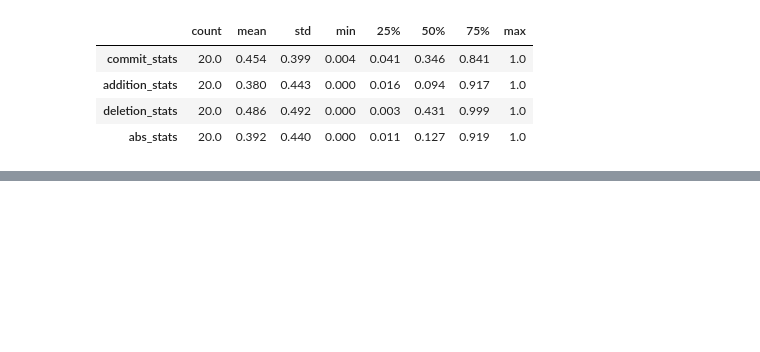
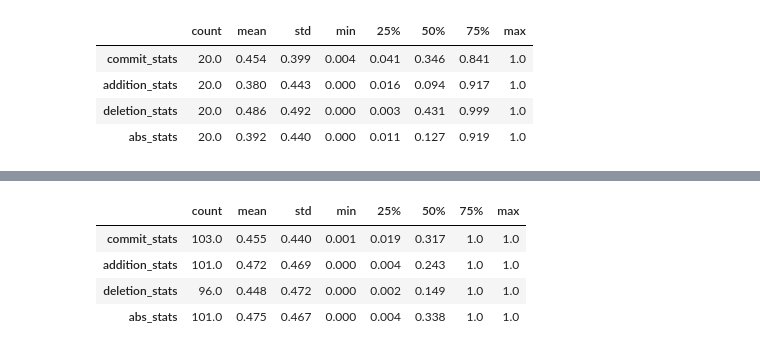
Before and after one commit to evamaxfield/rs-graph, a Jupyter notebook: publications/cc-na-analysis.ipynb, the cells around one changed output, grey strips where cells are left out. Saved outputs shown, nothing was run; the diff lists cells and outputs as text; code cells hidden in the pictures; blank space fills up the shorter version.

```diff
--- a/publications/cc-na-analysis.ipynb
+++ b/publications/cc-na-analysis.ipynb
@@ -219,3 +248,11 @@ _get_stats_for_author_cls(combined_set, "unclear", ignore_repo_owners=True)
 # Down from 30% to 10%, to me that is still a lot. Esp considering we are mostly dealing with
 # analysis code. There are likely papers which rely on RSE developed tools which exist in separate repos
 # and are not captured here.
+# %%
+_get_stats_for_author_cls(combined_set, ["unclear", "no"])
+# %% [output]
+|  | count | mean | std | min | 25% | 50% | 75% | max |
+| commit_stats | 103.0 | 0.455 | 0.440 | 0.001 | 0.019 | 0.317 | 1.0 | 1.0 |
+| addition_stats | 101.0 | 0.472 | 0.469 | 0.000 | 0.004 | 0.243 | 1.0 | 1.0 |
+| deletion_stats | 96.0 | 0.448 | 0.472 | 0.000 | 0.002 | 0.149 | 1.0 | 1.0 |
+| abs_stats | 101.0 | 0.475 | 0.467 | 0.000 | 0.004 | 0.338 | 1.0 | 1.0 |
```
Also changed, not shown: parts of 6 cells of this notebook, 4 other files.
